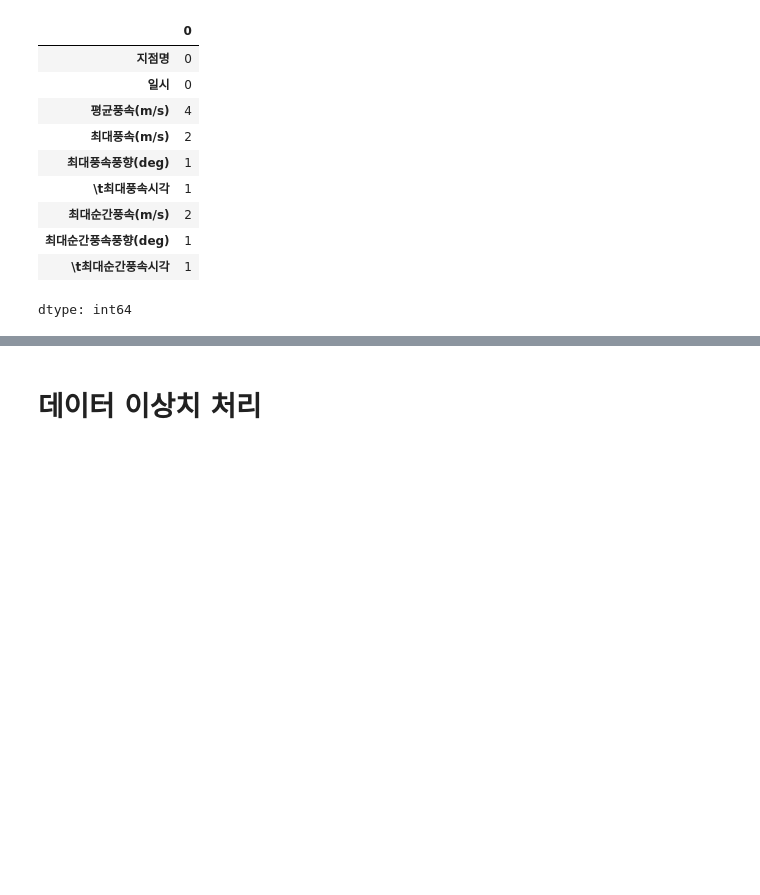
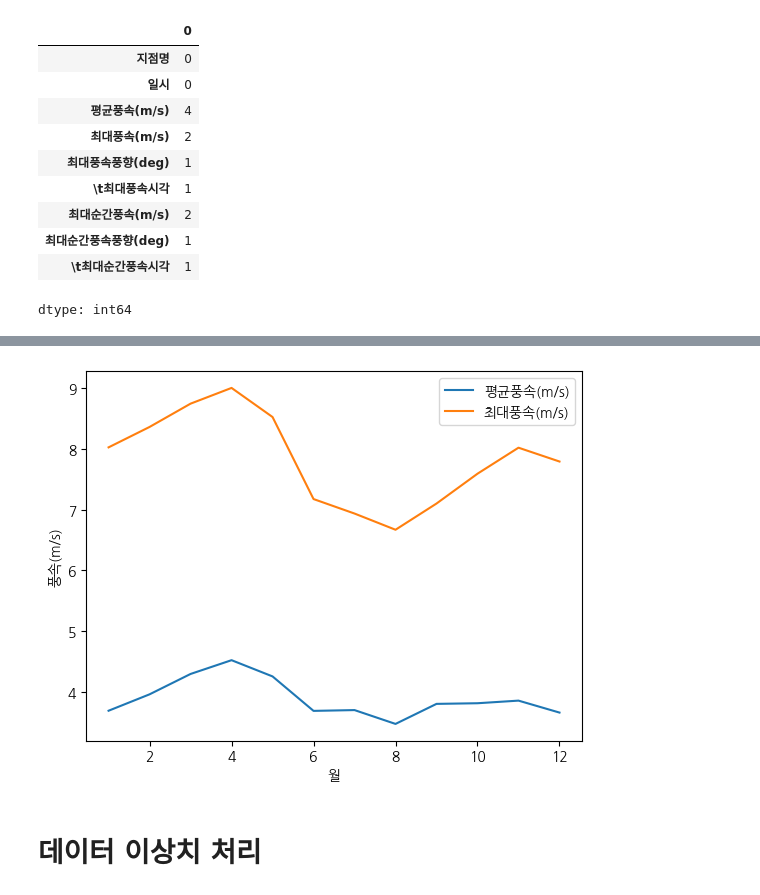
Before and after one commit to jobsiggang/2026_AI_Datascience, a Jupyter notebook: 2026kerisdata2~3.ipynb, the cells around one changed output, grey strips where cells are left out. Saved outputs shown, nothing was run; the diff lists cells and outputs as text; code cells hidden in the pictures; blank space fills up the shorter version.

```diff
--- a/2026kerisdata2~3.ipynb
+++ b/2026kerisdata2~3.ipynb
@@ -126,3 +126,13 @@ df_wind[ df_wind['일시'] =='2019-04-18']
 # %% [output]
 |  | 지점명 | 일시 | 평균풍속(m/s) | 최대풍속(m/s) | 최대풍속풍향(deg) | \t최대풍속시각 | 최대순간풍속(m/s) | 최대순간풍속풍향(deg) | \t최대순간풍속시각 |
 | 지점번호 |  |  |  |  |  |  |  |  |  |
+# %%
+#울릉도는 몇월에 바람이 가장 강한지 알아보자
+# '일시' 열을 datetime 형식으로 변환
+df_wind['일시'] = pd.to_datetime(df_wind['일시'])
+# '일시'에서 월 정보만 추출하여 새로운 열 '월' 생성
+df_wind['월'] = df_wind['일시'].dt.month
+# 월별로 데이터를 그룹화하고, 숫자형 열의 평균 계산
+df_means = df_wind.groupby('월').mean(numeric_only=True)
+# 월별 평균값 출력
+df_means
@@ -129,3 +154,15 @@ df_wind[ df_wind['일시'] =='2019-04-18']
+# %%
+# 그래프로 시각해 보자.
+plt.plot(df_means.index, df_means['평균풍속(m/s)'],label='평균풍속(m/s)')
+plt.plot(df_means.index, df_means['최대풍속(m/s)'], label='최대풍속(m/s)')
+plt.xlabel('월')
+plt.ylabel('풍속(m/s)')
+plt.legend()
+plt.show()
+
+plt.show()
+# %% [output]
+[figure, added]
 # %% [markdown]
 # 데이터 이상치 처리
 # %%
```
Also changed, not shown: parts of 1 cell of this notebook.
